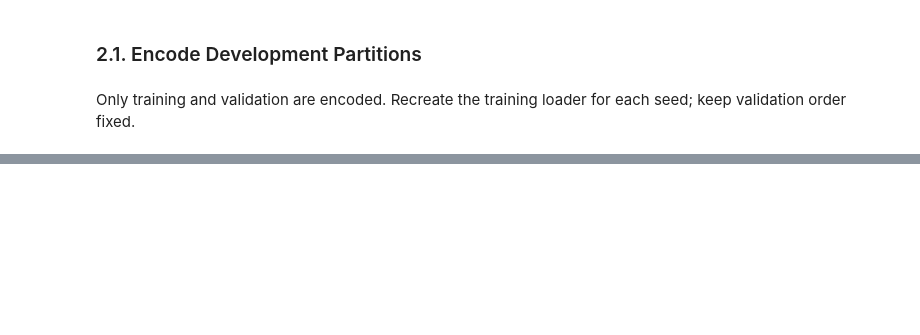
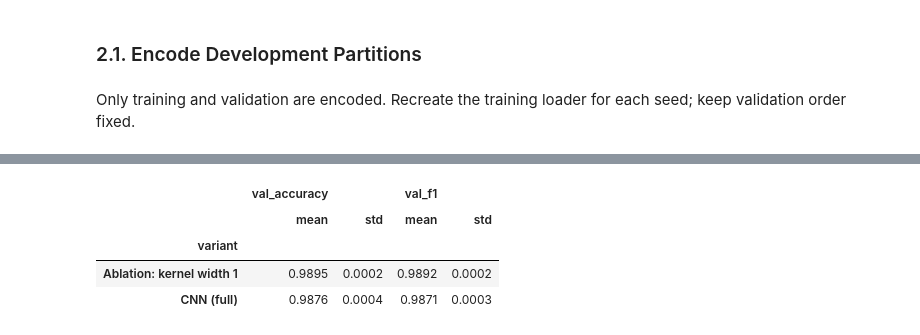
Before and after one commit to Nouroz-BI/AIGC5500-Midterm-Project, a Jupyter notebook: notebooks/03_cnn_experiment.ipynb, the cells around one changed output, grey strips where cells are left out. Cells and saved outputs as stored; diff of their text form; code cells hidden in the pictures; blank space fills up the shorter version.

```diff
--- a/notebooks/03_cnn_experiment.ipynb
+++ b/notebooks/03_cnn_experiment.ipynb
@@ -126,0 +241,10 @@ for name, tensor in example_batch.items():
+# %%
+# Mean and spread over the 3 seeds
+validation_summary = validation_results.groupby('variant')[['val_accuracy', 'val_f1']].agg(['mean', 'std'])
+validation_summary.round(4)
+# %% [output]
+|  | val_accuracy |  | val_f1 |  |
+|  | mean | std | mean | std |
+| variant |  |  |  |  |
+| Ablation: kernel width 1 | 0.9895 | 0.0002 | 0.9892 | 0.0002 |
+| CNN (full) | 0.9876 | 0.0004 | 0.9871 | 0.0003 |
```
Also changed, not shown: parts of 21 cells of this notebook, 5 other files.
